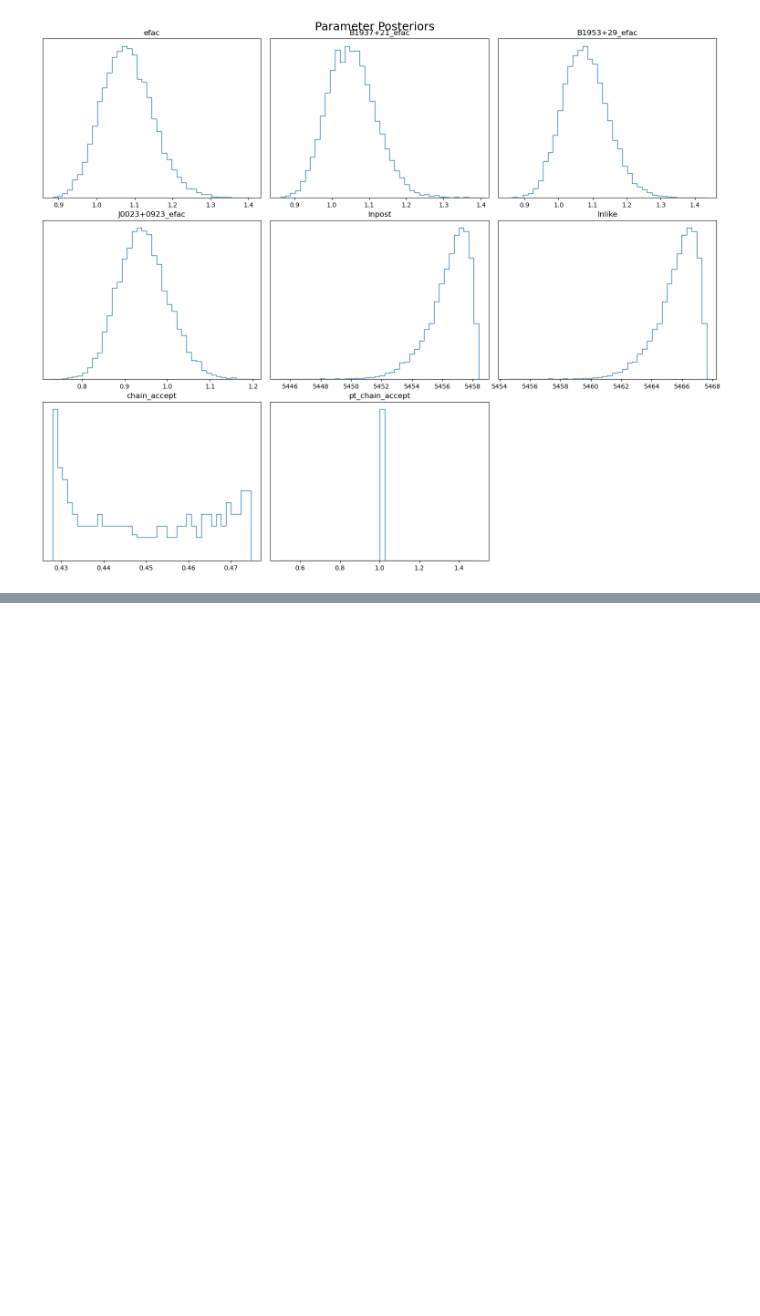
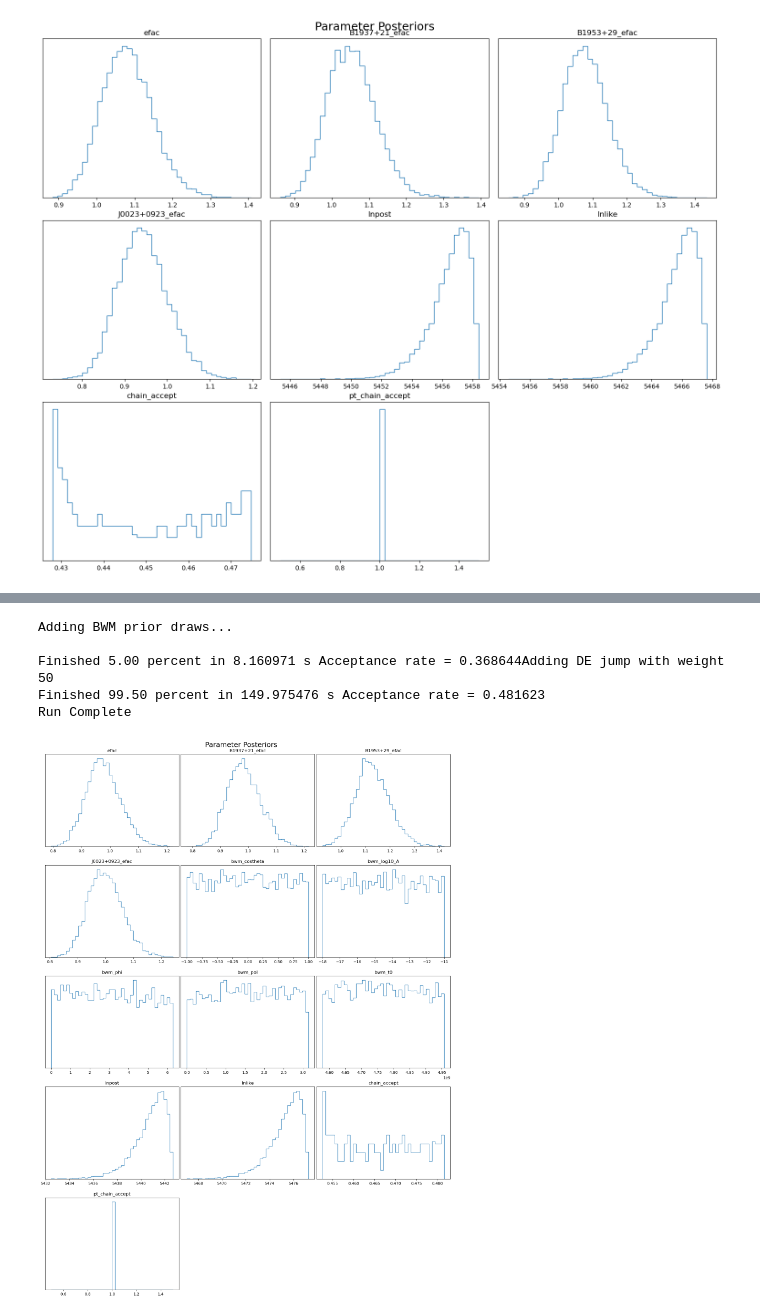
Before and after one commit to jerry-sun1/bwm_fpfe, a Jupyter notebook: modified_fpstat.ipynb, the cells around one changed output, grey strips where cells are left out. Drawn from its saved outputs; the diff is of its cells as text; code cells hidden in the pictures; blank space fills up the shorter version.

Commit message:
added code to do noise run on WN/BWM data sets to produce noise files

```diff
--- a/modified_fpstat.ipynb
+++ b/modified_fpstat.ipynb
@@ -578,0 +618,25 @@ make_noise_dict(psrnames, chaindir, '/home/nima/nanograv/bwm_fpfe/ptrsim_dataset
+# %%
+Niter = int(2e5)
+outdir = '/home/nima/nanograv/bwm_fpfe/ptrsim_datasets/WN_BWM_idealized/0/WN_BWM_noise_run/'
+os.makedirs(outdir, exist_ok = True)
+
+sampler=ee_sampler.setup_sampler(wnpta, outdir = outdir)
+x0 = np.hstack([p.sample() for p in wnpta.params])
+
+np.savetxt(outdir + 'pars.txt', list(map(str, wnpta.param_names)), fmt='%s')
+np.savetxt(outdir + 'priors.txt', list(map(lambda x: str(x.__repr__()), wnpta.params)), fmt='%s')
+
+sampler.sample(x0, Niter, SCAMweight=30, AMweight=15, DEweight=50)
+# %% [output]
+Adding BWM prior draws...
+
+Finished 5.00 percent in 8.160971 s Acceptance rate = 0.368644Adding DE jump with weight 50
+Finished 99.50 percent in 149.975476 s Acceptance rate = 0.481623
+Run Complete
+# %%
+chaindir = '/home/nima/nanograv/bwm_fpfe/ptrsim_datasets/WN_BWM_idealized/0/WN_BWM_noise_run/'
+wnbwm_core = Core(chaindir=chaindir)
+
+plot_chains(wnbwm_core)
+# %% [output]
+[figure, added]
```
Also changed, not shown: parts of 15 cells of this notebook.
